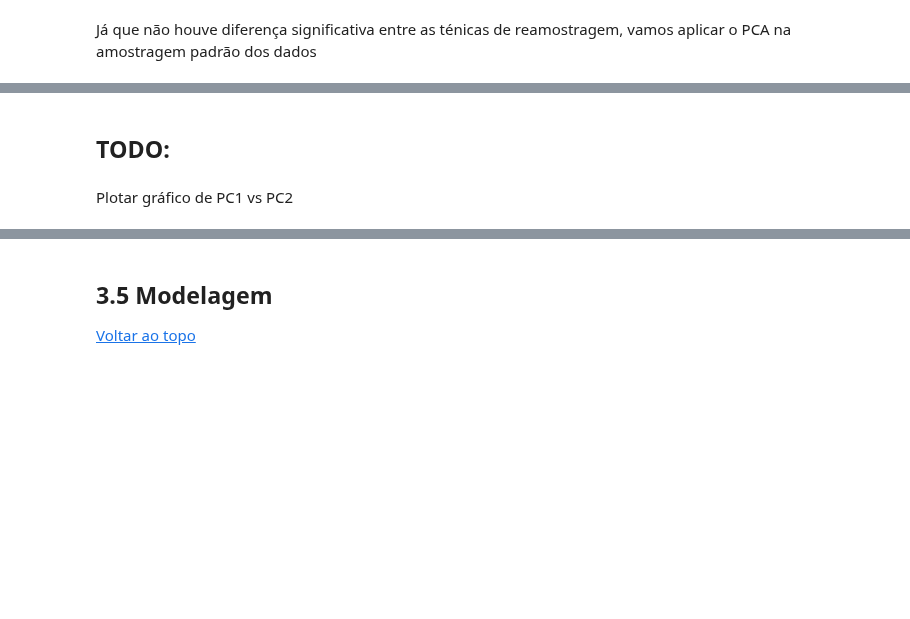
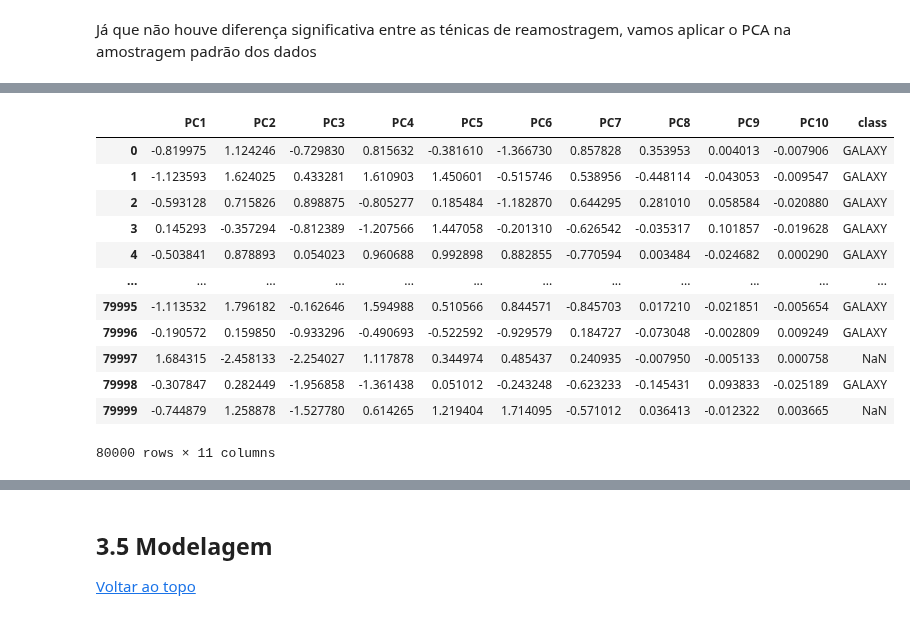
Before and after one commit to gutessitore/StellarClassification, a Jupyter notebook: Relatorio.ipynb, the cells around one changed output, grey strips where cells are left out. Cells and saved outputs as stored; diff of their text form; code cells hidden in the pictures; blank space fills up the shorter version.

```diff
--- a/Relatorio.ipynb
+++ b/Relatorio.ipynb
@@ -363,4 +363,19 @@ plot_pca_explicability(pca, preprocessing.get_feature_names_out())
-# %% [markdown]
-## TODO:
-# %% [markdown]
-Plotar gráfico de PC1 vs PC2
+# %%
+labels = ['PC' + str(x) for x in range(1, pca.n_components_+1)]
+pca_df = pd.DataFrame(pca_data, columns=labels)
+pca_df['class'] = y_train
+pca_df
+# %% [output]
+|  | PC1 | PC2 | PC3 | PC4 | PC5 | PC6 | PC7 | PC8 | PC9 | PC10 | class |
+| 0 | -0.819975 | 1.124246 | -0.729830 | 0.815632 | -0.381610 | -1.366730 | 0.857828 | 0.353953 | 0.004013 | -0.007906 | GALAXY |
+| 1 | -1.123593 | 1.624025 | 0.433281 | 1.610903 | 1.450601 | -0.515746 | 0.538956 | -0.448114 | -0.043053 | -0.009547 | GALAXY |
+| 2 | -0.593128 | 0.715826 | 0.898875 | -0.805277 | 0.185484 | -1.182870 | 0.644295 | 0.281010 | 0.058584 | -0.020880 | GALAXY |
+| 3 | 0.145293 | -0.357294 | -0.812389 | -1.207566 | 1.447058 | -0.201310 | -0.626542 | -0.035317 | 0.101857 | -0.019628 | GALAXY |
+| 4 | -0.503841 | 0.878893 | 0.054023 | 0.960688 | 0.992898 | 0.882855 | -0.770594 | 0.003484 | -0.024682 | 0.000290 | GALAXY |
+| ... | ... | ... | ... | ... | ... | ... | ... | ... | ... | ... | ... |
+| 79995 | -1.113532 | 1.796182 | -0.162646 | 1.594988 | 0.510566 | 0.844571 | -0.845703 | 0.017210 | -0.021851 | -0.005654 | GALAXY |
+| 79996 | -0.190572 | 0.159850 | -0.933296 | -0.490693 | -0.522592 | -0.929579 | 0.184727 | -0.073048 | -0.002809 | 0.009249 | GALAXY |
+| 79997 | 1.684315 | -2.458133 | -2.254027 | 1.117878 | 0.344974 | 0.485437 | 0.240935 | -0.007950 | -0.005133 | 0.000758 | NaN |
+| 79998 | -0.307847 | 0.282449 | -1.956858 | -1.361438 | 0.051012 | -0.243248 | -0.623233 | -0.145431 | 0.093833 | -0.025189 | GALAXY |
+| 79999 | -0.744879 | 1.258878 | -1.527780 | 0.614265 | 1.219404 | 1.714095 | -0.571012 | 0.036413 | -0.012322 | 0.003665 | NaN |
+80000 rows × 11 columns
```
Also changed, not shown: parts of 8 cells of this notebook.
